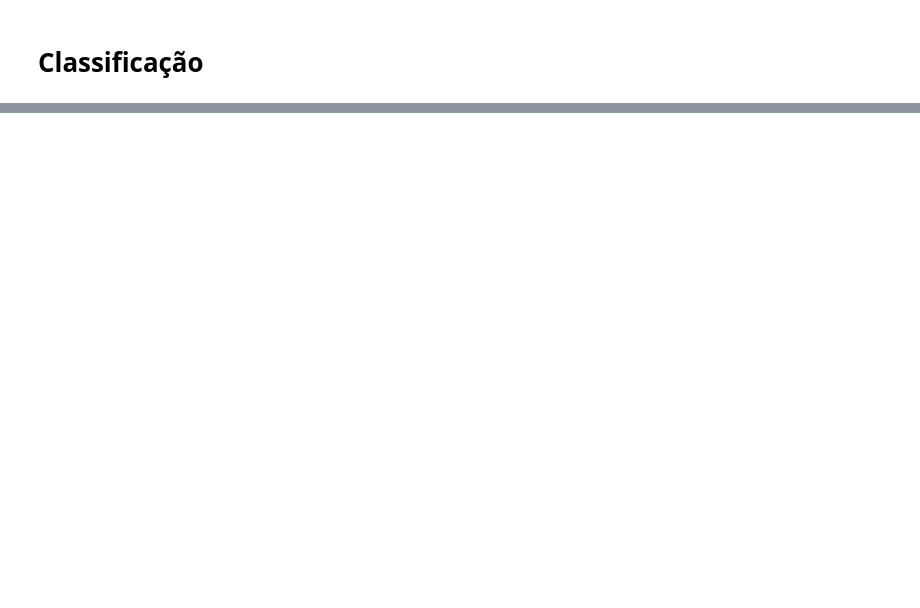
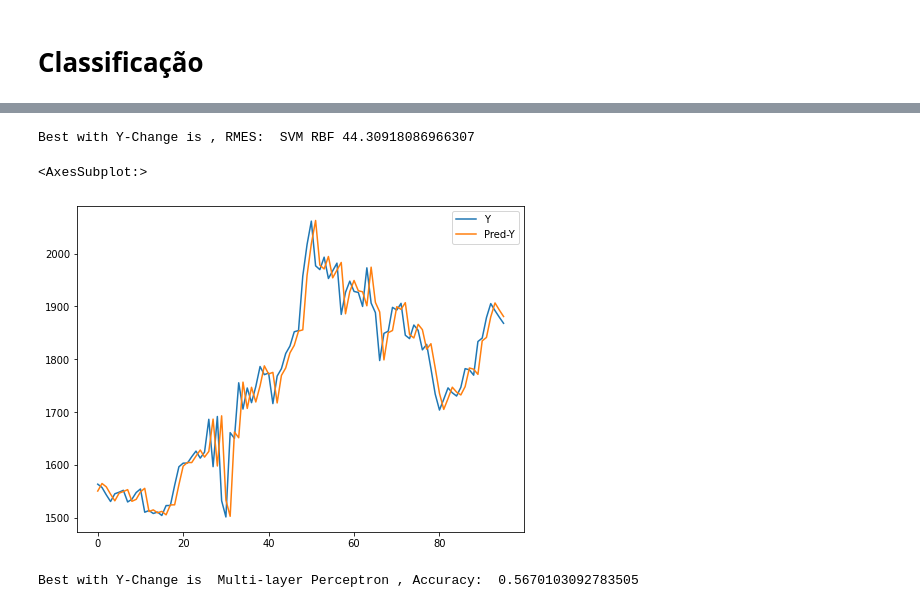
Before and after one commit to JorgeSantos18/MO432, a Jupyter notebook: Tarefa_3.ipynb, the cells around one changed output, grey strips where cells are left out. Cells and saved outputs as stored; diff of their text form; code cells hidden in the pictures; blank space fills up the shorter version.

```diff
--- a/Tarefa_3.ipynb
+++ b/Tarefa_3.ipynb
@@ -648,0 +740,55 @@ with open('test_model_claffifiers_absolute_change_sizes.txt', 'w') as f:
+# %%
+# Best with Y-change
+
+regr = test_model_r[ best_algorithm['best_regressor']['y-change']['name'] ][ 'regressor' ]
+
+window_size = int(best_algorithm['best_regressor']['y-change']['window_size'])
+x_test  = get_lagged_features(test_data,  window_size, 1)
+x_train = get_lagged_features(train_data, window_size, 1)
+
+y_test  = test_data.values[ window_size:]
+y_train = train_data.values[window_size:]
+
+y_train_minus_1 = np.array([x_train[:,window_size-1]]).T
+y_train_change  = y_train - y_train_minus_1
+
+r_chg = regr().set_params( **best_algorithm['best_regressor']['y-change']['result']['hparams'] ).fit(x_train, np.ravel(y_train_change))
+
+y_change_pred = r_chg.predict(x_test)
+
+y_test_minus_1 = np.array([x_test[:,window_size-1]]).T
+
+assert all (y_test_minus_1[1:] == y_test[:-1])
+
+y_pred = np.ravel(y_test_minus_1) + y_change_pred
+
+
+best_algorithm['best_regressor']['y-change']['RMES final'] = mean_squared_error(y_test, y_pred, squared=False)
+
+print("Best with Y-Change is , RMES: ", best_algorithm['best_regressor']['y-change']['name'], best_algorithm['best_regressor']['y-change']['RMES final'])
+
+display_test_data = df(y_test, columns=['Y'])
+display_test_data['Pred-Y'] = y_pred
+display_test_data.plot(figsize=(8,6))
+# %% [output]
+Best with Y-Change is , RMES:  SVM RBF 44.30918086966307
+<AxesSubplot:>
+[figure, added]
+# %%
+# Best classifier
+window_size = int(best_algorithm['best_classifier']['window_size'])
+
+x_train, y_train = get_lagged_data(train_data, window_size)
+x_test,  y_test  = get_lagged_data(test_data,  window_size)
+
+params = best_algorithm['best_classifier']['result']['hparams']
+regr = test_model_c[ best_algorithm['best_classifier']['name'] ][ 'regressor' ]
+
+r = regr().set_params(**params).fit(x_train, y_train)
+acc = r.score(x_test,y_test)
+
+best_algorithm['best_classifier']['final accuracy'] = acc
+
+print("Best with Y-Change is ", best_algorithm['best_classifier']['name'], ", Accuracy: ", best_algorithm['best_classifier']['final accuracy'])
+# %% [output]
+Best with Y-Change is  Multi-layer Perceptron , Accuracy:  0.5670103092783505
```
Also changed, not shown: parts of 17 cells of this notebook.
